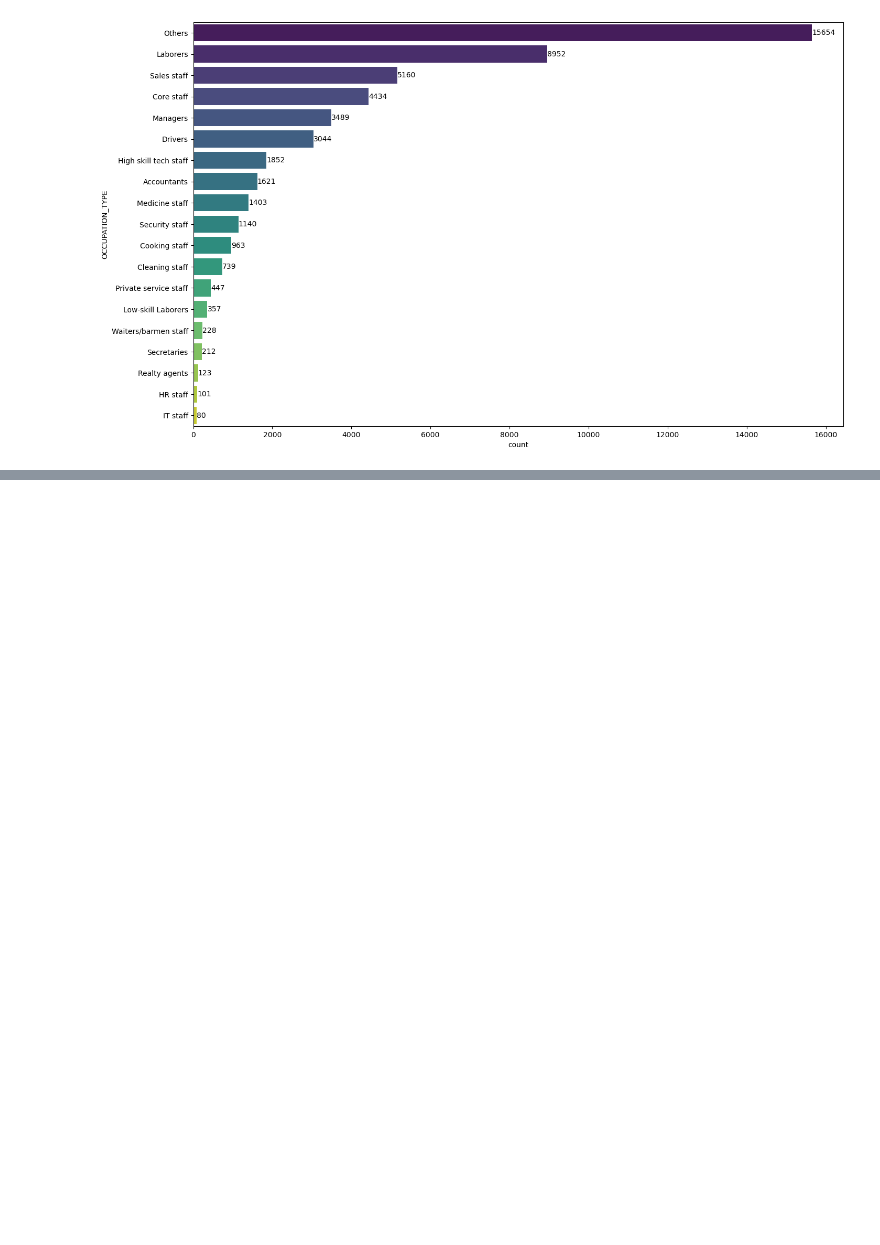
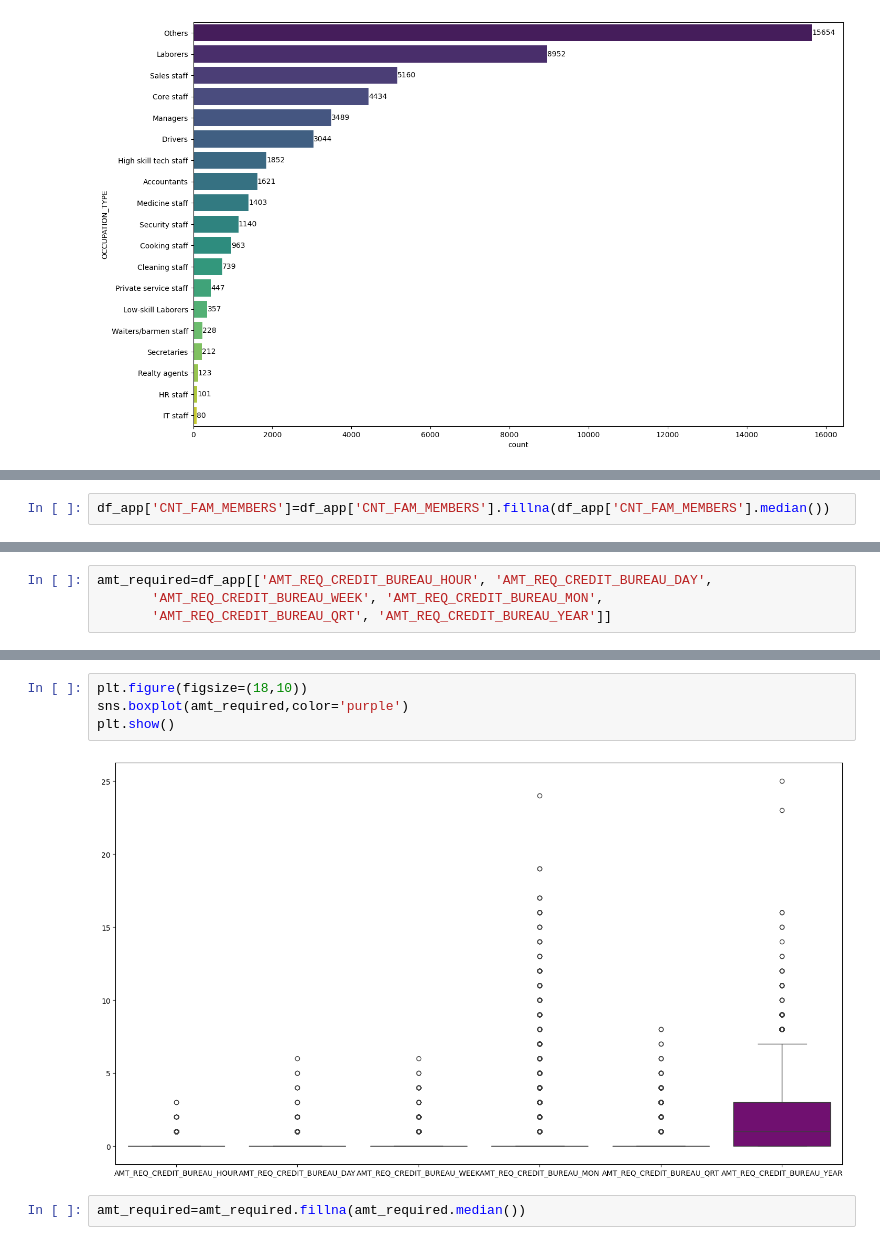
Before and after one commit to Rider-04/daily-python-data-lab, a Jupyter notebook: 03_pandas/bank_loan_case_study.ipynb, the cells around one changed output, grey strips where cells are left out. Saved outputs shown, nothing was run; the diff lists cells and outputs as text; blank space fills up the shorter version.

```diff
--- a/03_pandas/bank_loan_case_study.ipynb
+++ b/03_pandas/bank_loan_case_study.ipynb
@@ -868,0 +932,2 @@ plt.show()
+# %%
+df_app['CNT_FAM_MEMBERS']=df_app['CNT_FAM_MEMBERS'].fillna(df_app['CNT_FAM_MEMBERS'].median())
@@ -868,0 +958,4 @@ plt.show()
+# %%
+amt_required=df_app[['AMT_REQ_CREDIT_BUREAU_HOUR', 'AMT_REQ_CREDIT_BUREAU_DAY',
+       'AMT_REQ_CREDIT_BUREAU_WEEK', 'AMT_REQ_CREDIT_BUREAU_MON',
+       'AMT_REQ_CREDIT_BUREAU_QRT', 'AMT_REQ_CREDIT_BUREAU_YEAR']]
@@ -868,0 +984,8 @@ plt.show()
+# %%
+plt.figure(figsize=(18,10))
+sns.boxplot(amt_required,color='purple')
+plt.show()
+# %% [output]
+[figure, added]
+# %%
+amt_required=amt_required.fillna(amt_required.median())
```
Also changed, not shown: parts of 37 cells of this notebook, 1 other file.
